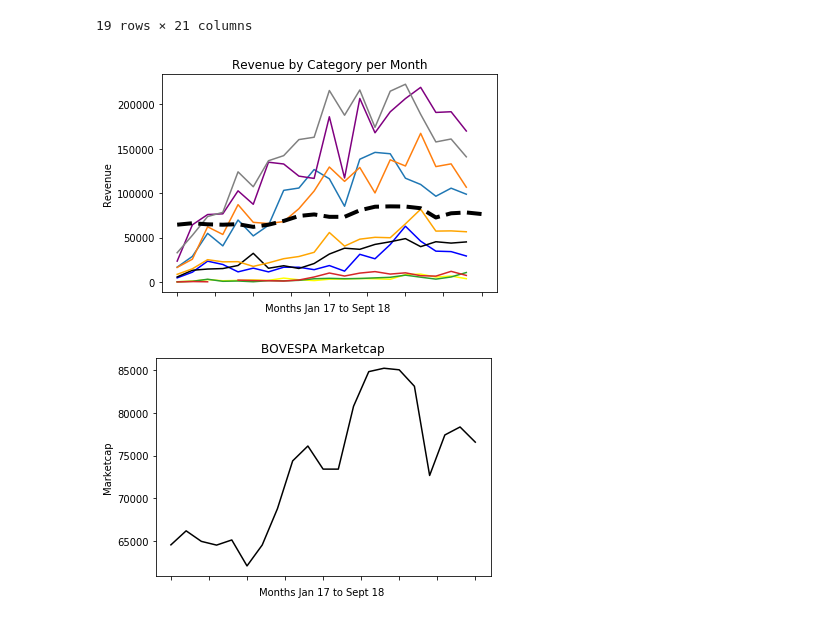
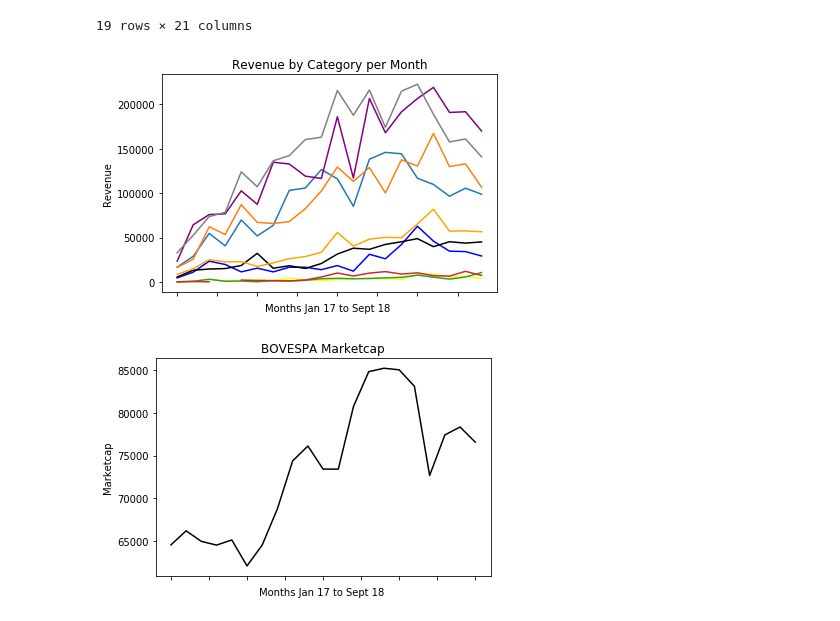
Before and after one commit to BShim92/BrazilianECommerce, a Jupyter notebook: ECommerceDataMerge.ipynb, the cells around one changed output. Saved outputs shown, nothing was run; the diff lists cells and outputs as text; code cells hidden in the pictures.

Commit message:
charts and things

```diff
--- a/ECommerceDataMerge.ipynb
+++ b/ECommerceDataMerge.ipynb
@@ -626,36 +626,35 @@ books_line.plot(kind='line', color='yellow')
 construction_tools_line = newgroup.iloc[3]
 construction_tools_line.plot(kind='line', color='orange')
 
 electronics_line = newgroup.iloc[7]
 electronics_line.plot(kind='line')
 
 fashion_clothing_line = newgroup.iloc[8]
 fashion_clothing_line.plot(kind='line')
 
 food_drink_line = newgroup.iloc[11]
 food_drink_line.plot(kind='line')
 
 home_furniture_line = newgroup.iloc[14]
 home_furniture_line.plot(kind='line', color ='purple')
 
 industry_line = newgroup.iloc[15]
 industry_line.plot(kind='line')
 
 other_line = newgroup.iloc[16]
 other_line.plot(kind='line', color ='gray')
 
-Bov_line = newgroup2
-Bov_line.plot(kind='line', color='black', linewidth=4,linestyle='--')
+
 
 
 
 plt.title('Revenue by Category per Month')
 plt.ylabel('Revenue')
 plt.savefig('./Graphs/CategoricalLineGraph.png')
 
 plt.show()
 # %% [output]
-[figure, old version]
+[figure, new version]
 # %%
 Bov_line = newgroup2
 Bov_line.plot(kind='line', color='black')
```
